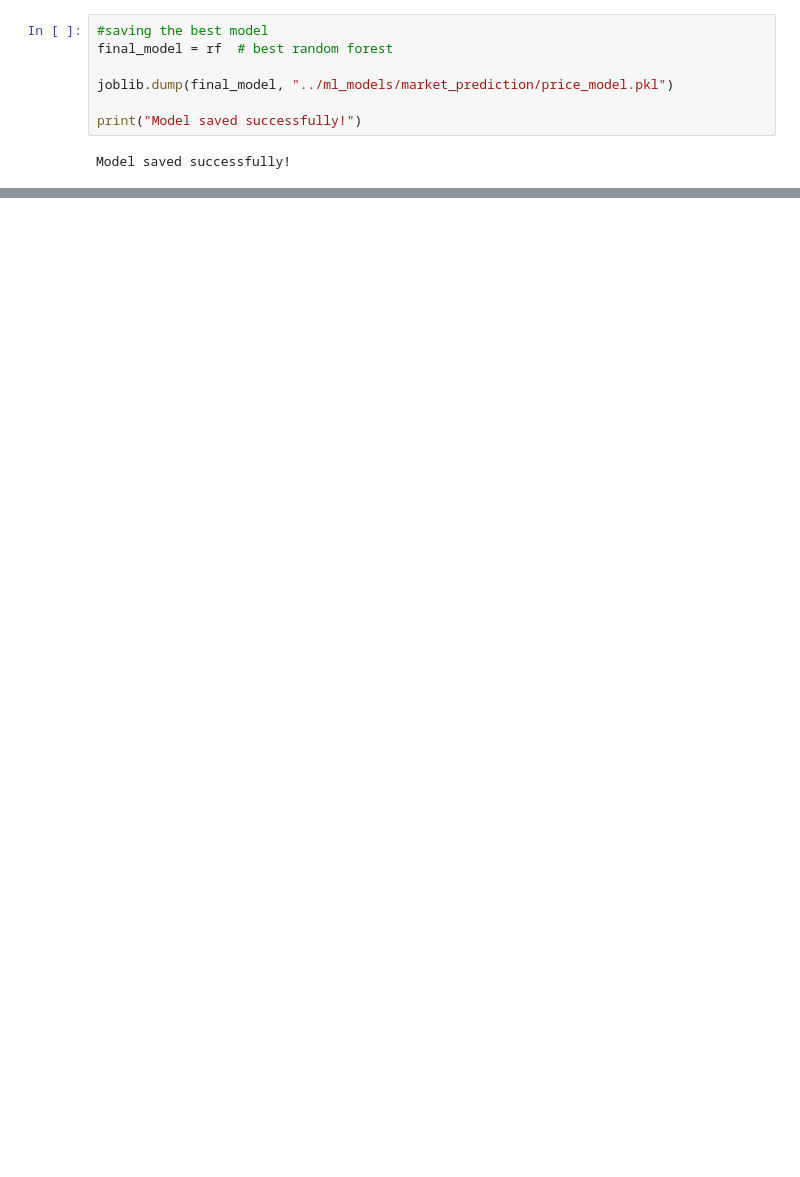
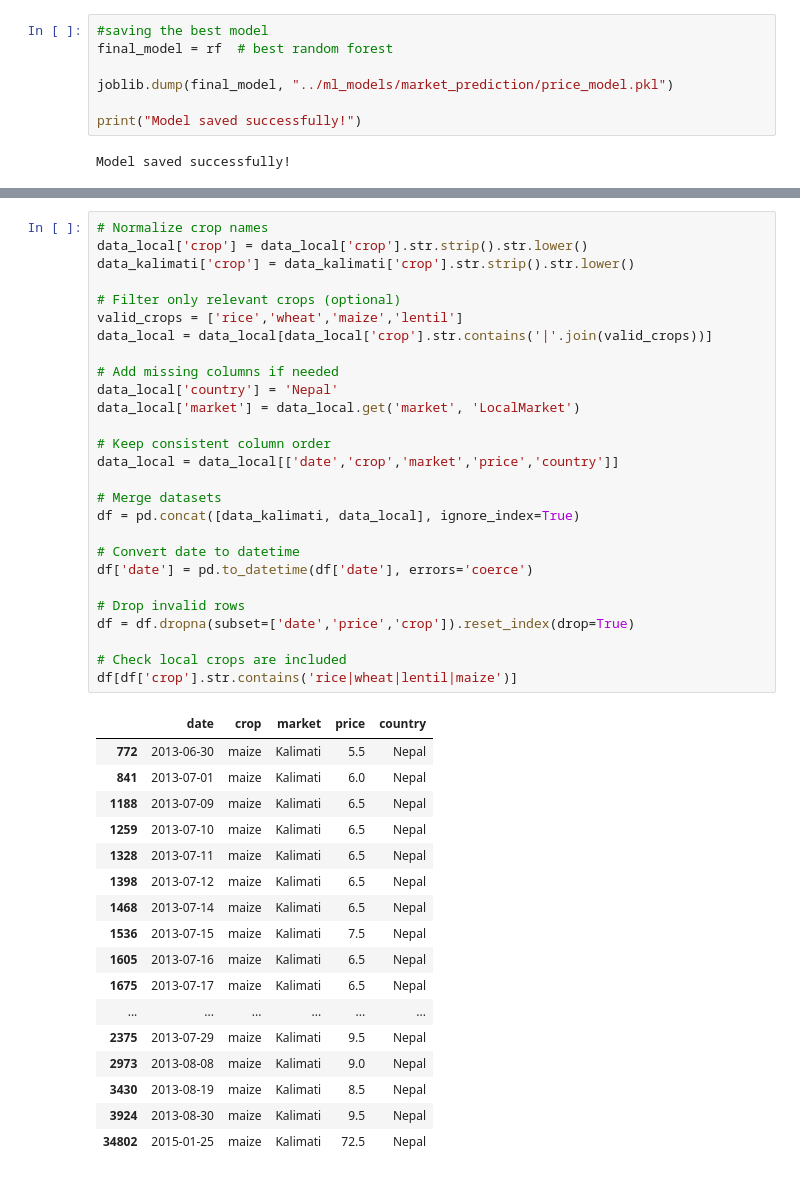
Before and after one commit to mdmohid/Smart_Agri_System, a Jupyter notebook: notebooks/market_price_prediction_experiment.ipynb, the cells around one changed output, grey strips where cells are left out. Cells and saved outputs as stored; diff of their text form; blank space fills up the shorter version.

```diff
--- a/notebooks/market_price_prediction_experiment.ipynb
+++ b/notebooks/market_price_prediction_experiment.ipynb
@@ -594,0 +728,45 @@ TypeError: got an unexpected keyword argument 'squared'
+# %%
+# Normalize crop names
+data_local['crop'] = data_local['crop'].str.strip().str.lower()
+data_kalimati['crop'] = data_kalimati['crop'].str.strip().str.lower()
+
+# Filter only relevant crops (optional)
+valid_crops = ['rice','wheat','maize','lentil']
+data_local = data_local[data_local['crop'].str.contains('|'.join(valid_crops))]
+
+# Add missing columns if needed
+data_local['country'] = 'Nepal'
+data_local['market'] = data_local.get('market', 'LocalMarket')
+
+# Keep consistent column order
+data_local = data_local[['date','crop','market','price','country']]
+
+# Merge datasets
+df = pd.concat([data_kalimati, data_local], ignore_index=True)
+
+# Convert date to datetime
+df['date'] = pd.to_datetime(df['date'], errors='coerce')
+
+# Drop invalid rows
+df = df.dropna(subset=['date','price','crop']).reset_index(drop=True)
+
+# Check local crops are included
+df[df['crop'].str.contains('rice|wheat|lentil|maize')]
+# %% [output]
+|  | date | crop | market | price | country |
+| 772 | 2013-06-30 | maize | Kalimati | 5.5 | Nepal |
+| 841 | 2013-07-01 | maize | Kalimati | 6.0 | Nepal |
+| 1188 | 2013-07-09 | maize | Kalimati | 6.5 | Nepal |
+| 1259 | 2013-07-10 | maize | Kalimati | 6.5 | Nepal |
+| 1328 | 2013-07-11 | maize | Kalimati | 6.5 | Nepal |
+| 1398 | 2013-07-12 | maize | Kalimati | 6.5 | Nepal |
+| 1468 | 2013-07-14 | maize | Kalimati | 6.5 | Nepal |
+| 1536 | 2013-07-15 | maize | Kalimati | 7.5 | Nepal |
+| 1605 | 2013-07-16 | maize | Kalimati | 6.5 | Nepal |
+| 1675 | 2013-07-17 | maize | Kalimati | 6.5 | Nepal |
+| ... | ... | ... | ... | ... | ... |
+| 2375 | 2013-07-29 | maize | Kalimati | 9.5 | Nepal |
+| 2973 | 2013-08-08 | maize | Kalimati | 9.0 | Nepal |
+| 3430 | 2013-08-19 | maize | Kalimati | 8.5 | Nepal |
+| 3924 | 2013-08-30 | maize | Kalimati | 9.5 | Nepal |
+| 34802 | 2015-01-25 | maize | Kalimati | 72.5 | Nepal |
```
Also changed, not shown: parts of 62 cells of this notebook, 9 other files.
